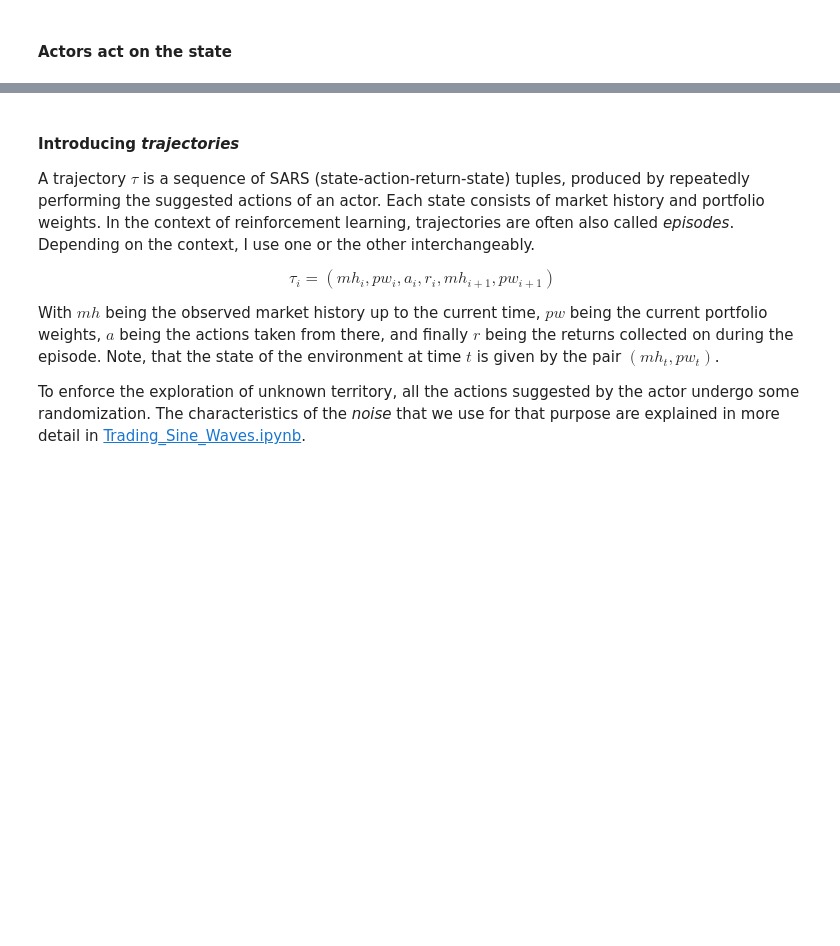
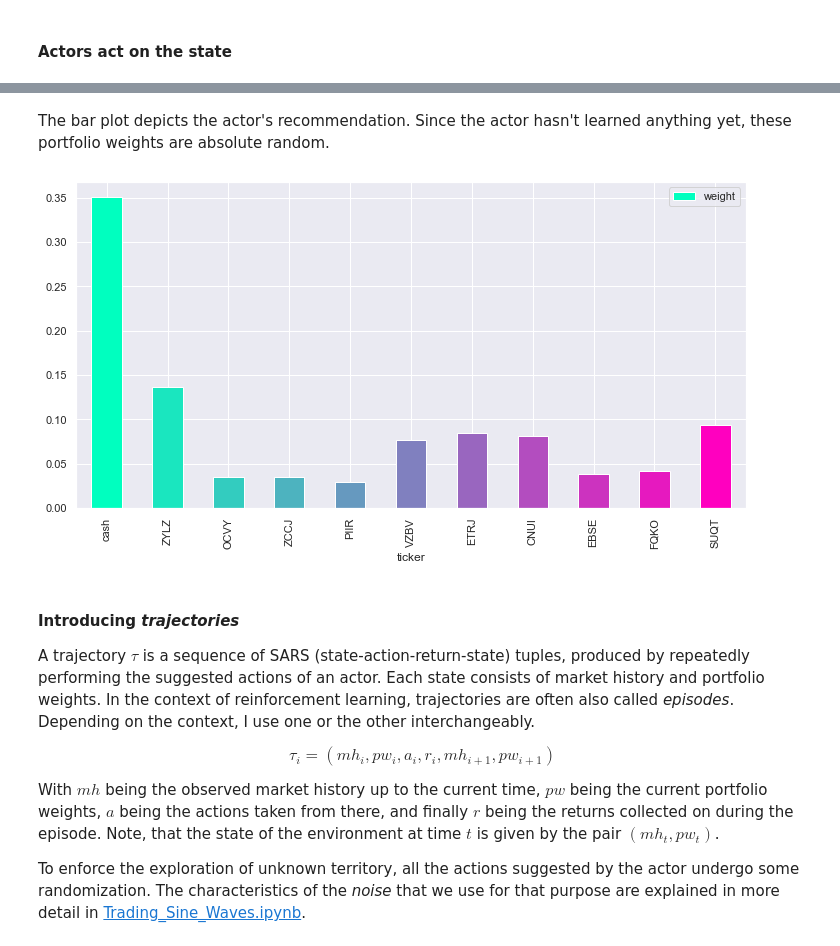
Before and after one commit to smurve/cfds-capstone, a Jupyter notebook: Deep_Reinforcement_Learning.ipynb, the cells around one changed output, grey strips where cells are left out. Cells and saved outputs as stored; diff of their text form; code cells hidden in the pictures; blank space fills up the shorter version.

```diff
--- a/Deep_Reinforcement_Learning.ipynb
+++ b/Deep_Reinforcement_Learning.ipynb
@@ -141,3 +144,15 @@ array([[0.08830773, 0.12363935, 0.06461806, 0.11570577, 0.0766761 ,
+# %% [markdown]
+The bar plot depicts the actor's recommendation. Since the actor hasn't learned anything yet, these portfolio weights are absolute random.
+# %%
+dataset = 7 # just any out of the 20 datasets
+env = factory.new_env(dataset)
+df = pd.DataFrame(zip(['cash'] + tickers[dataset], actor(state).numpy()[0]),
+                  columns=["ticker", "weight"])
+df.set_index('ticker');
+my_colors = [(x/10.0, 1-x/10.0, 0.75) for x in range(len(df))]
+df.plot.bar(x='ticker', y='weight', color=my_colors);
+# %% [output]
+[figure, added]
 # %% [markdown]
 #### Introducing *trajectories*
 A trajectory $\tau$ is a sequence of SARS (state-action-return-state) tuples, produced by repeatedly performing the suggested actions of an actor. Each state consists of market history and portfolio weights. In the context of reinforcement learning, trajectories are often also called *episodes*. Depending on the context, I use one or the other interchangeably.
```
Also changed, not shown: parts of 28 cells of this notebook, 7 other files.
